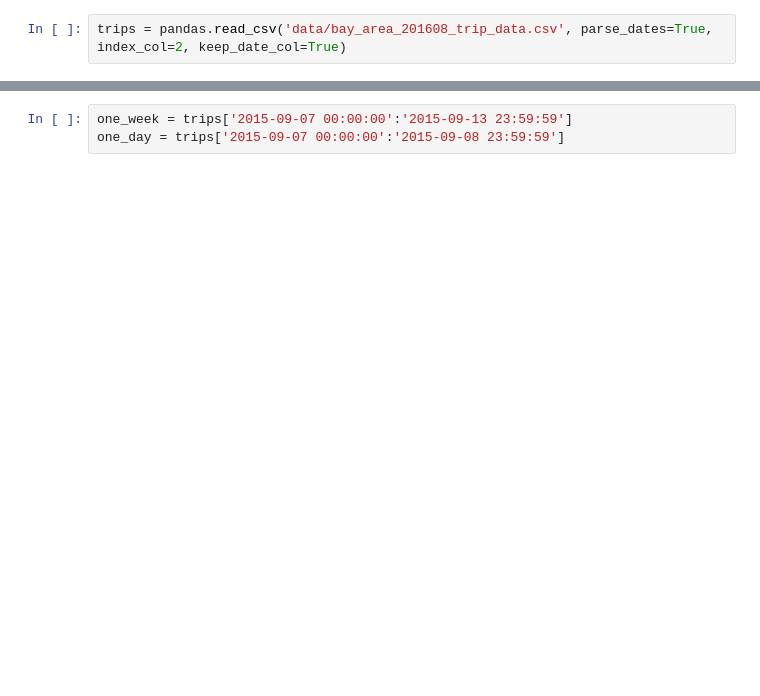
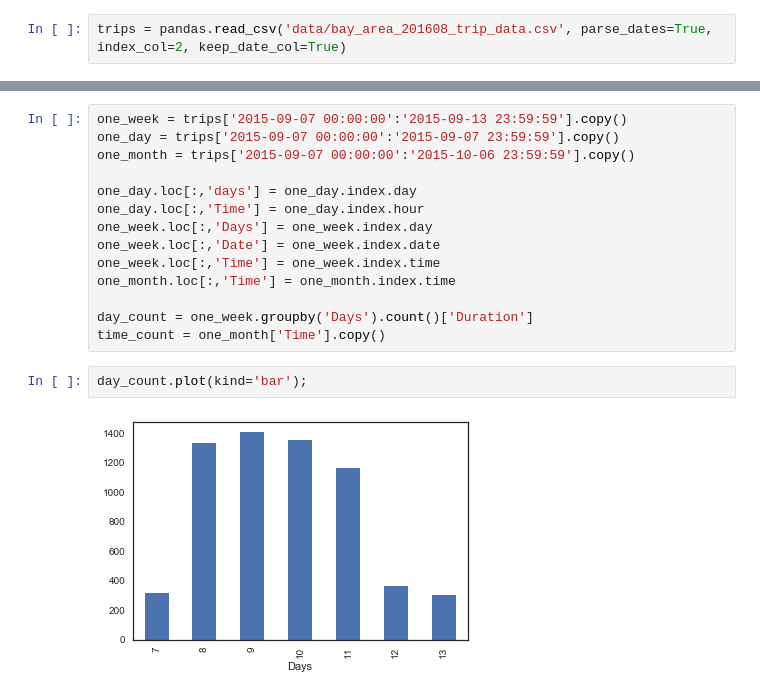
Before and after one commit to jonnor/bike-sharing-oslo, a Jupyter notebook: bay_area.ipynb, the cells around one changed output, grey strips where cells are left out. Drawn from its saved outputs; the diff is of its cells as text; blank space fills up the shorter version.

```diff
--- a/bay_area.ipynb
+++ b/bay_area.ipynb
@@ -32,3 +49,18 @@ This histogram shows the distribution durations
 # %%
-one_week = trips['2015-09-07 00:00:00':'2015-09-13 23:59:59']
-one_day = trips['2015-09-07 00:00:00':'2015-09-08 23:59:59']
+one_week = trips['2015-09-07 00:00:00':'2015-09-13 23:59:59'].copy()
+one_day = trips['2015-09-07 00:00:00':'2015-09-07 23:59:59'].copy()
+one_month = trips['2015-09-07 00:00:00':'2015-10-06 23:59:59'].copy()
+
+one_day.loc[:,'days'] = one_day.index.day
+one_day.loc[:,'Time'] = one_day.index.hour
+one_week.loc[:,'Days'] = one_week.index.day
+one_week.loc[:,'Date'] = one_week.index.date
+one_week.loc[:,'Time'] = one_week.index.time
+one_month.loc[:,'Time'] = one_month.index.time
+
+day_count = one_week.groupby('Days').count()['Duration']
+time_count = one_month['Time'].copy()
+# %%
+day_count.plot(kind='bar');
+# %% [output]
+[figure, added]
```
Also changed, not shown: parts of 26 cells of this notebook.
